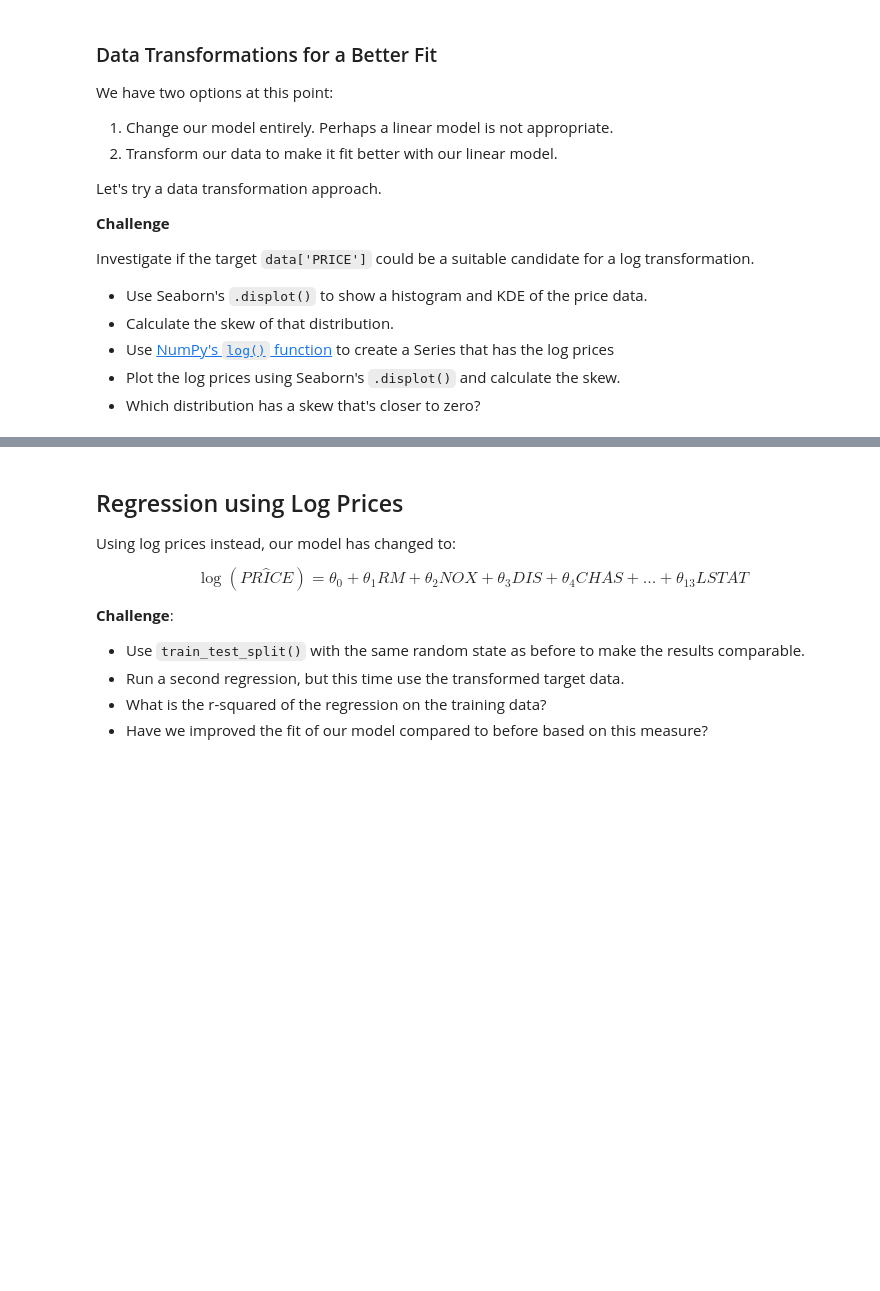
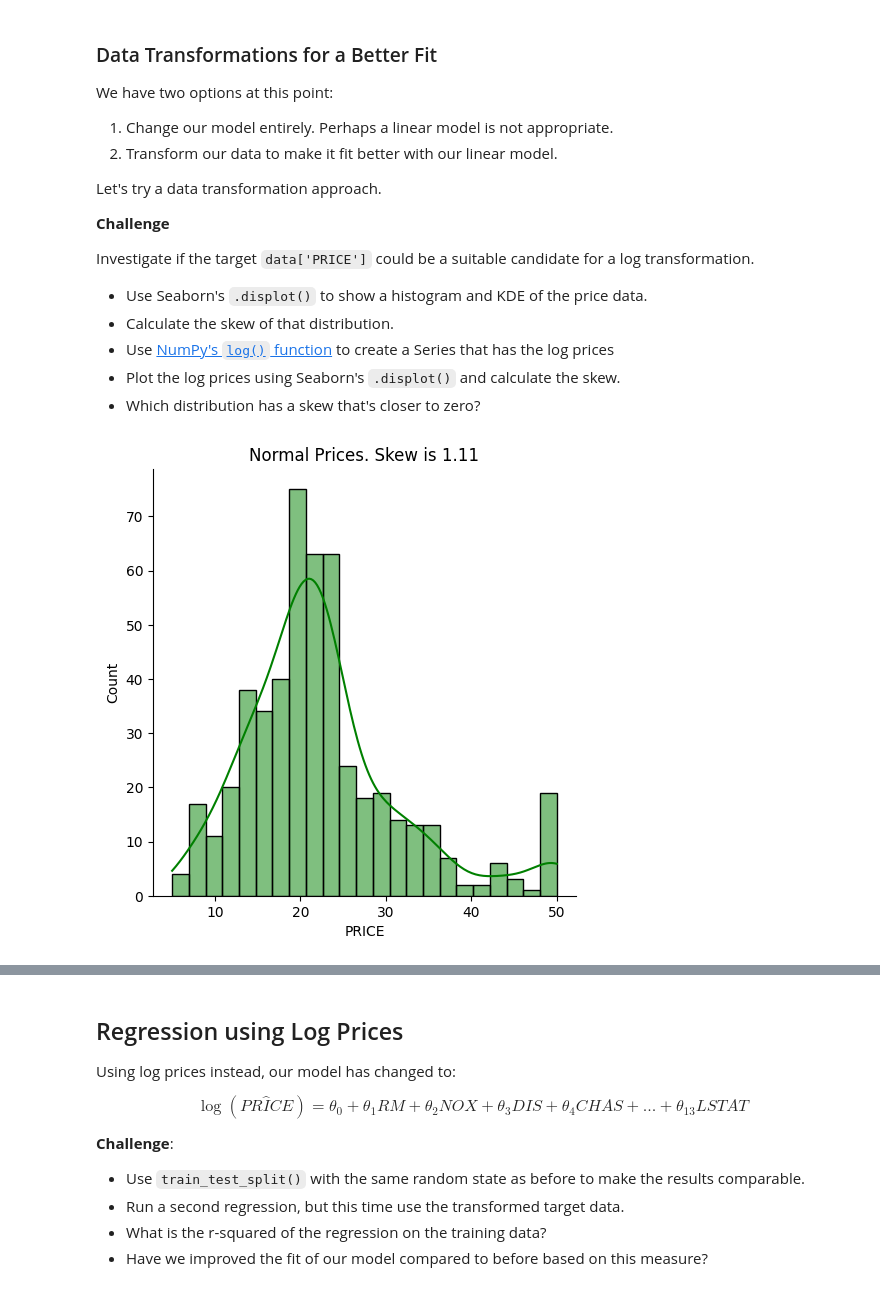
Before and after one commit to thandora/100-days-of-code-udemy, a Jupyter notebook: day-080-capstone-house-prices/house-prices.ipynb, the cells around one changed output, grey strips where cells are left out. Saved outputs shown, nothing was run; the diff lists cells and outputs as text; code cells hidden in the pictures; blank space fills up the shorter version.

```diff
--- a/day-080-capstone-house-prices/house-prices.ipynb
+++ b/day-080-capstone-house-prices/house-prices.ipynb
@@ -558,3 +629,18 @@ Investigate if the target `data['PRICE']` could be a suitable candidate for a lo
 * Use [NumPy's `log()` function](https://numpy.org/doc/stable/reference/generated/numpy.log.html) to create a Series that has the log prices
 * Plot the log prices using Seaborn's `.displot()` and calculate the skew.
 * Which distribution has a skew that's closer to zero?
+# %%
+# Normal price
+price_skew = data["PRICE"].skew()
+
+sns.displot(
+    data["PRICE"],
+    kde=True,
+    color="green",
+)
+
+plt.title(f"Normal Prices. Skew is {price_skew:.2f}")
+
+plt.show()
+# %% [output]
+[figure, added]
```
Also changed, not shown: parts of 9 cells of this notebook.
